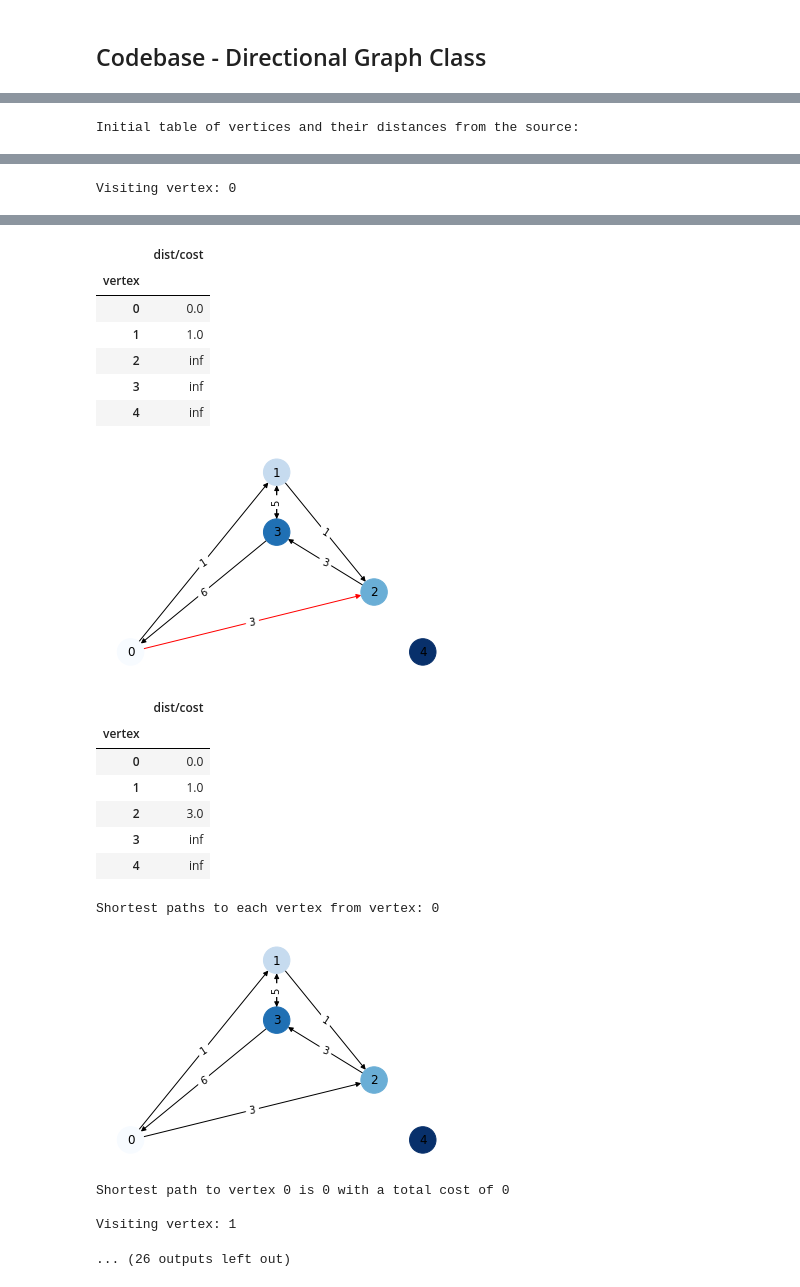
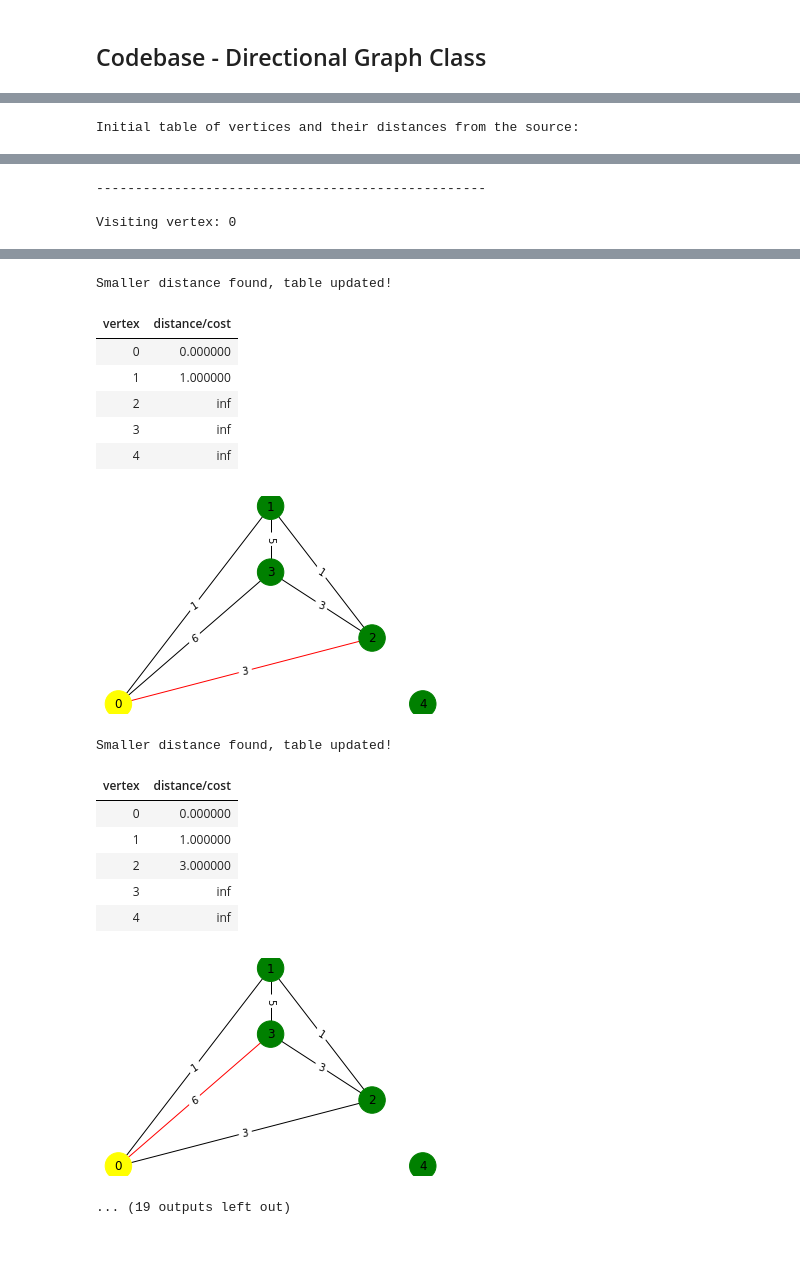
Before and after one commit to RaphGG/tool-playground, a Jupyter notebook: jupyter-lab/dijkstra.ipynb, the cells around one changed output, grey strips where cells are left out. Saved outputs shown, nothing was run; the diff lists cells and outputs as text; code cells hidden in the pictures; blank space fills up the shorter version.

```diff
--- a/jupyter-lab/dijkstra.ipynb
+++ b/jupyter-lab/dijkstra.ipynb
@@ -486,5 +576,5 @@ class GraphDi():
 # %%
-exampleGraph = GraphDi(4)
+exampleGraph = Graph()
 exampleGraph.addEdge(0, 1, 1)
 exampleGraph.addEdge(0, 2, 3)
 exampleGraph.addEdge(1, 2, 1)
@@ -494,7 +584,6 @@ exampleGraph.addEdge(3, 0, 6)
 exampleGraph.addEdge(3, 1, 5)
 exampleGraph.addNode(4)
 
-#exampleGraph.dijkstra(0)
 exampleGraph.printDijkstra(0)
 # %% [output]
 Begin Dijkstra's Algorithm over the following graph with 5 vertices at source vertex: 0
@@ -507,4 +595,6 @@ Initial table of vertices and their distances from the source:
 | 2 | inf |
 | 3 | inf |
 | 4 | inf |
+--------------------------------------------------
+
 Visiting vertex: 0
@@ -512,21 +602,17 @@ Visiting vertex: 0
+Smaller distance found, table updated!
-|  | dist/cost |
-| vertex |  |
-| 0 | 0.0 |
-| 1 | 1.0 |
+| vertex | distance/cost |
+| 0 | 0.000000 |
+| 1 | 1.000000 |
 | 2 | inf |
 | 3 | inf |
 | 4 | inf |
-[figure, old version]
+[figure, new version]
+Smaller distance found, table updated!
-|  | dist/cost |
-| vertex |  |
-| 0 | 0.0 |
-| 1 | 1.0 |
-| 2 | 3.0 |
+| vertex | distance/cost |
+| 0 | 0.000000 |
+| 1 | 1.000000 |
+| 2 | 3.000000 |
 | 3 | inf |
 | 4 | inf |
-Shortest paths to each vertex from vertex: 0
-[figure, old version]
+[figure, new version]
-Shortest path to vertex 0 is 0 with a total cost of 0
-
-Visiting vertex: 1
-... (26 outputs left out)
+... (19 outputs left out)
```
Also changed, not shown: parts of 15 cells of this notebook, 6 other files.
